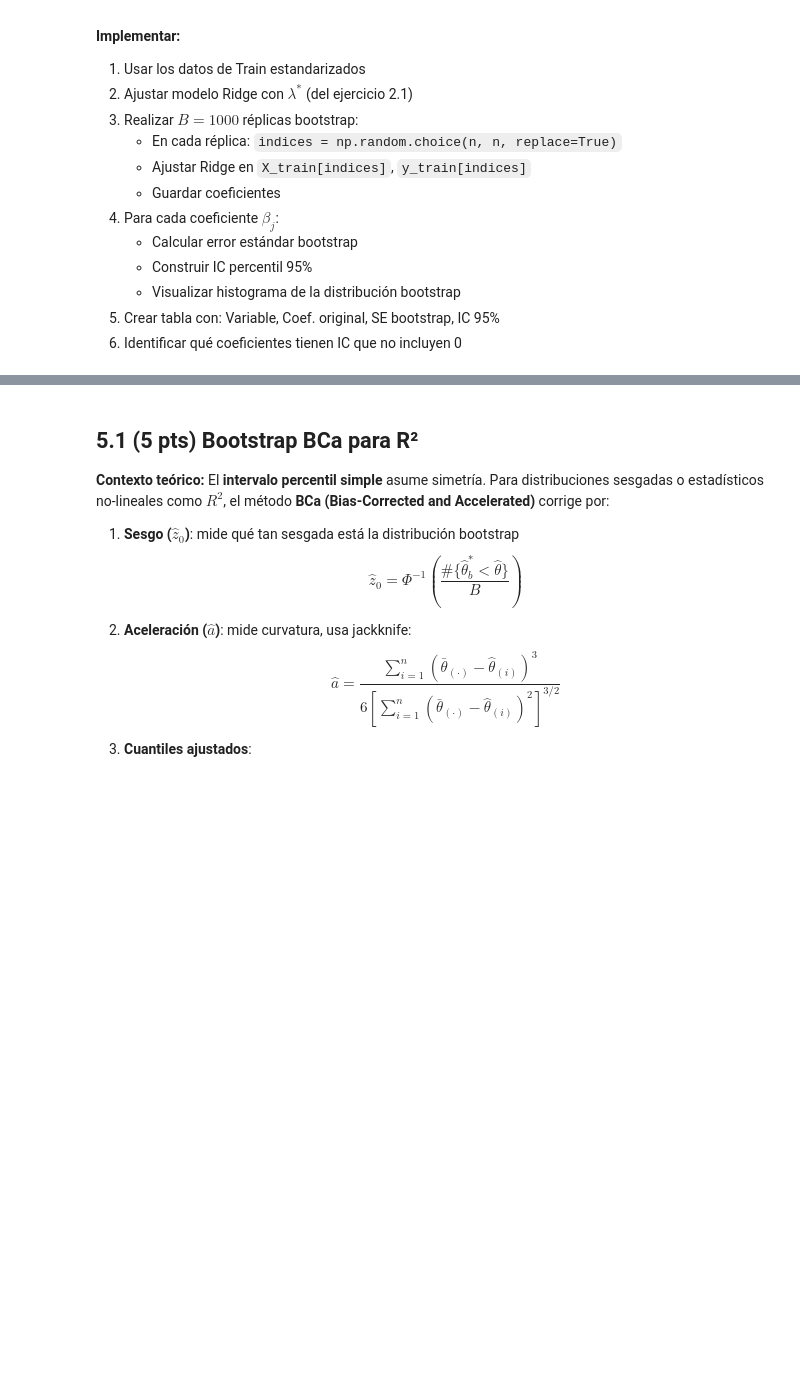
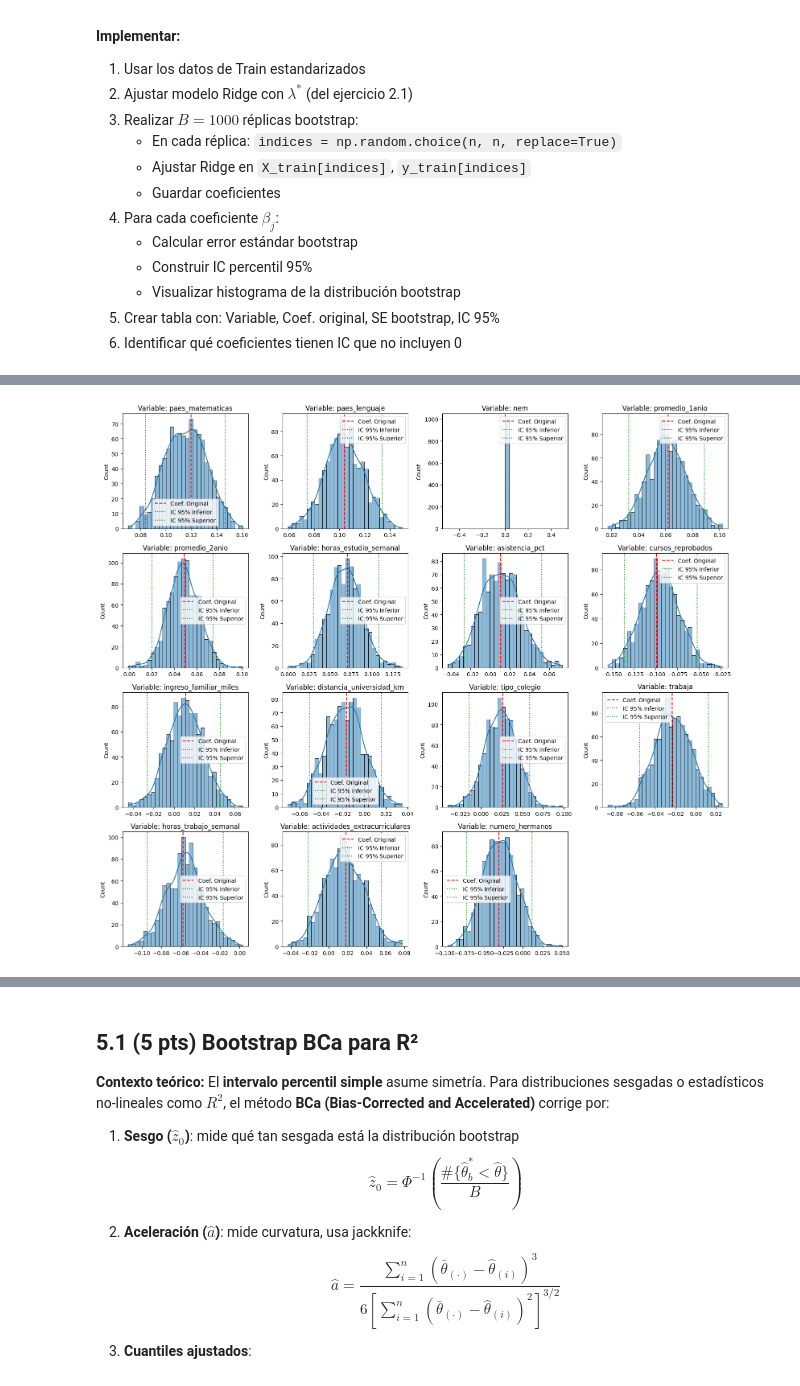
Before and after one commit to Taki3995/Tarea-2-EA, a Jupyter notebook: Tarea_2-ICD3152-2-2025.ipynb, the cells around one changed output, grey strips where cells are left out. Drawn from its saved outputs; the diff is of its cells as text; code cells hidden in the pictures; blank space fills up the shorter version.

```diff
--- a/Tarea_2-ICD3152-2-2025.ipynb
+++ b/Tarea_2-ICD3152-2-2025.ipynb
@@ -586,0 +577,87 @@ La mejora masiva en la estabilidad del modelo coincide perfectamente con la drá
+# %%
+# 2. Ajustar modelo Ridge con $\lambda^*$ (del ejercicio 2.1)
+ridge_original = Ridge(alpha=optimal_lambda)
+ridge_original.fit(X_train_scaled, y_train)
+coef_ridge_original = ridge_original.coef_
+
+# 3. Realizar B = 1000 réplicas bootstrap
+B = 1000
+n_samples = X_train_scaled.shape[0]
+bootstrap_coeffs = np.zeros((B, X_train_scaled.shape[1]))
+
+# Asegurar que y_train es un array de numpy para un indexado consistente
+y_train_np = np.array(y_train)
+
+for i in range(B):
+    # Generar muestra bootstrap (índices)
+    indices = np.random.choice(n_samples, n_samples, replace=True)
+    X_bootstrap, y_bootstrap = X_train_scaled[indices], y_train_np[indices]
+
+    # Ajustar Ridge en la muestra bootstrap
+    ridge_bootstrap = Ridge(alpha=optimal_lambda)
+    ridge_bootstrap.fit(X_bootstrap, y_bootstrap)
+
+    # Guardar coeficientes
+    bootstrap_coeffs[i, :] = ridge_bootstrap.coef_
+
+
+# 4. Analizar la distribución de cada coeficiente y visualizar
+print("--- Distribuciones Bootstrap de los Coeficientes ---")
+n_features = X_train_scaled.shape[1]
+n_cols = 4
+n_rows = int(np.ceil(n_features / n_cols))
+
+fig, axes = plt.subplots(n_rows, n_cols, figsize=(16, n_rows * 3.5))
+axes = axes.flatten() # Aplanar el array de ejes para iterar fácilmente
+
+se_bootstrap_list = []
+ic_95_list = []
+
+for j in range(n_features):
+    # Calcular error estándar bootstrap
+    se_bootstrap = np.std(bootstrap_coeffs[:, j], ddof=1)
+    se_bootstrap_list.append(se_bootstrap)
+
+    # Construir IC percentil 95%
+    ic_95 = np.percentile(bootstrap_coeffs[:, j], [2.5, 97.5])
+    ic_95_list.append(ic_95)
+
+    # Visualizar histograma
+    ax = axes[j]
+    sns.histplot(bootstrap_coeffs[:, j], ax=ax, bins=30, kde=True)
+    ax.axvline(coef_ridge_original[j], color='red', linestyle='--', label='Coef. Original')
+    ax.axvline(ic_95[0], color='green', linestyle=':', label='IC 95% Inferior')
+    ax.axvline(ic_95[1], color='green', linestyle=':', label='IC 95% Superior')
+    ax.set_title(f"Variable: {X_predictors.columns[j]}")
+    ax.legend()
+
+# Ocultar ejes no utilizados
+for k in range(n_features, len(axes)):
+    axes[k].set_visible(False)
+
+plt.tight_layout()
+plt.show()
+
+# 5. Crear tabla con: Variable, Coef. original, SE bootstrap, IC 95%
+summary_table = pd.DataFrame({
+    'Variable': X_predictors.columns,
+    'Coef. Original': coef_ridge_original,
+    'SE Bootstrap': se_bootstrap_list,
+    'IC 95% Inferior': [ic[0] for ic in ic_95_list],
+    'IC 95% Superior': [ic[1] for ic in ic_95_list]
+})
+
+print("\n--- Tabla de Resumen de Coeficientes Bootstrap ---")
+print(summary_table.round(4))
+
+# 6. Identificar qué coeficientes tienen IC que no incluyen 0
+significant_coeffs = summary_table[
+    (summary_table['IC 95% Inferior'] > 0) | (summary_table['IC 95% Superior'] < 0)
+]
+
+print("\n--- Coeficientes Estadísticamente Significativos (IC 95% no incluye cero) ---")
+if significant_coeffs.empty:
+    print("Ningún coeficiente es estadísticamente significativo a este nivel.")
+else:
+    print(significant_coeffs)
+# %% [output]
@@ -586,0 +665 @@ La mejora masiva en la estabilidad del modelo coincide perfectamente con la drá
+[figure, added]
```
Also changed, not shown: parts of 4 cells of this notebook.
